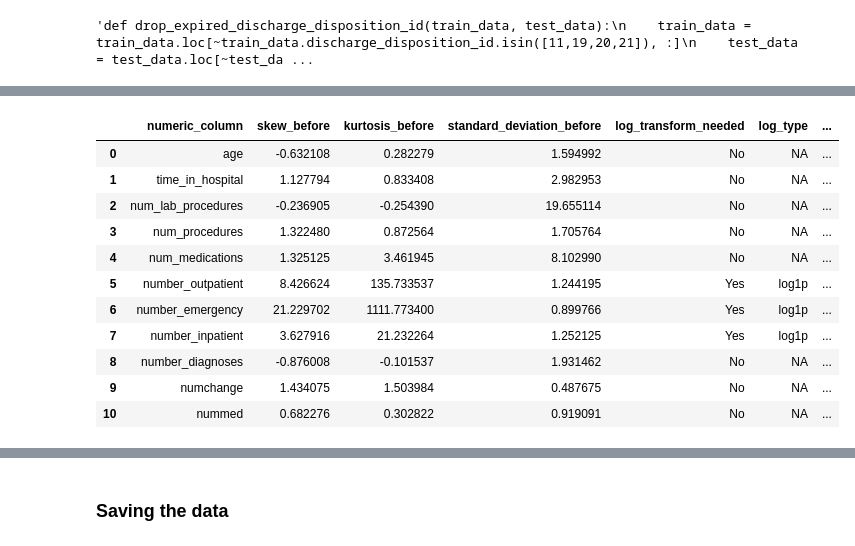
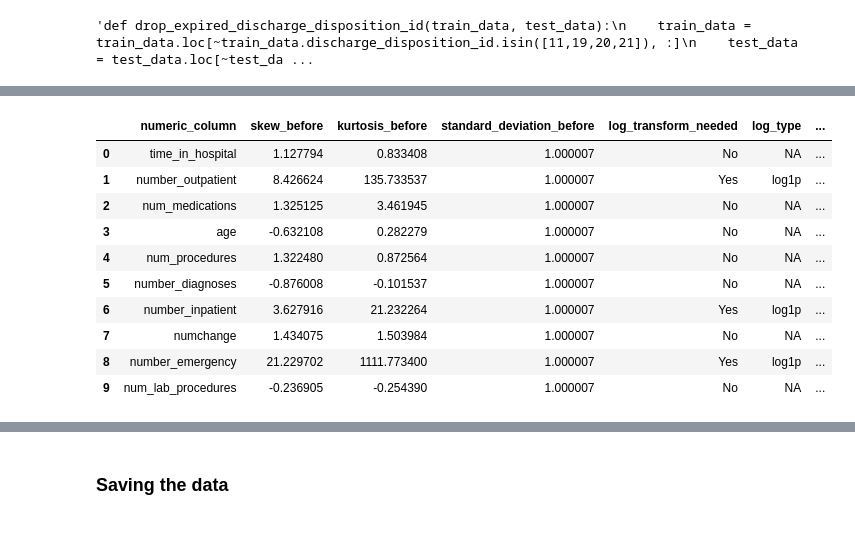
Before and after one commit to BasselAli1/Kaggle_Competition, a Jupyter notebook: Data_processing.ipynb, the cells around one changed output, grey strips where cells are left out. Drawn from its saved outputs; the diff is of its cells as text; code cells hidden in the pictures.

Commit message:
best model

```diff
--- a/Data_processing.ipynb
+++ b/Data_processing.ipynb
@@ -142,7 +213,7 @@ def fill_missing_race_with_UNK(train_data, test_data):
     test_data['race'] = test_data['race'].fillna('UNK')
     return train_data, test_data
 # %%
-def replace_admission_type_id(train_data, test_data):
+def encode_admission_type_id(train_data, test_data):
     train_data['admission_type_id'] = train_data['admission_type_id'].replace(2,1)
     train_data['admission_type_id'] = train_data['admission_type_id'].replace(7,1)
     train_data['admission_type_id'] = train_data['admission_type_id'].replace(6,5)
@@ -501,8 +589,6 @@ def choose_best_categorical_features(train_data, test_data, output, k):
     train_data = train_data.drop(columns = low_score_features)
     test_data = test_data.drop(columns = low_score_features)
     return train_data, test_data
-# %%
-train_data = pd.read_csv("train.csv")
 # %%
 def label_encode_age(train_data, test_data):
     le = LabelEncoder()
@@ -525,3 +617,19 @@ def rfe(all_columns_train, all_columns_test, output, k):
+# %%
+def choose_best_numeric_features(numeric_columns_train, numeric_columns_test, output, k):
+
+    anova_filter = SelectKBest(f_classif, k=k)
+    anova_filter.fit(numeric_columns_train, output)
+
+    best_numeric_columns_train = numeric_columns_train[anova_filter.get_feature_names_out()]
+    best_numeric_columns_test = numeric_columns_test[anova_filter.get_feature_names_out()]
+    return best_numeric_columns_train, best_numeric_columns_test
+# %%
+def manual_categorical_feature_selection(train_data, test_data):
+    selected_features = ['discharge_disposition_id', 'admission_source_id', 'diag_1', 'metformin', 'insulin', 'diag_2', 'change']
+    cat_data = list(set(train_data.select_dtypes(include=['object']).columns)-set(selected_features))
+    train_data = train_data.drop(columns = cat_data)
+    test_data = test_data.drop(columns = cat_data)
+    return train_data, test_data
 # %%
 train_data = pd.read_csv("train.csv")
 test_data = pd.read_csv("test.csv")
@@ -531,32 +639,49 @@ train_data, test_data = drop_no_variance_features(train_data, test_data)
 train_data, test_data = remove_missing_gender_values(train_data, test_data)
 #train_data = drop_duplicated_patients_in_training(train_data)
 train_data, test_data = drop_columns_with_lots_of_missing_data(train_data, test_data)
-train_data, test_data = fill_missing_diag_values(train_data, test_data)
+train_data, test_data = fill_missing_diag_values(train_data, test_data, mode = 8)
 train_data, test_data = fill_missing_race_with_UNK(train_data, test_data)
 #train_data, test_data = construct_service_utilization_feature(train_data, test_data)
 #train_data, test_data = drop_expired_discharge_disposition_id(train_data, test_data)
 train_data, test_data = encode_A1Cresult_and_max_glu_serum(train_data, test_data)
 train_data, test_data = encode_admission_source_id(train_data, test_data)#
 train_data, test_data = encode_discharge_disposition_id(train_data, test_data)#
-#train_data, test_data = convert_age_to_numerical(train_data, test_data)
-train_data, test_data = label_encode_age(train_data, test_data)
+train_data, test_data = convert_age_to_numerical(train_data, test_data)
+#train_data, test_data = label_encode_age(train_data, test_data)
 train_data, test_data = count_the_change_in_medications(train_data, test_data)
-train_data, test_data = count_whether_he_takes_medications_and_convert_medications_to_0_1(train_data, test_data)
-train_data, test_data = drop_encounter_id_and_patient_id(train_data, test_data)
-train_data, test_data = make_columns_string(train_data, test_data)
+#train_data, test_data = count_whether_he_takes_medications_and_convert_medications_to_0_1(train_data, test_data)
+train_data, test_data = drop_encounter_id(train_data, test_data)
+train_data, test_data, patient_nbr_train, patient_nbr_test  = drop_patient_id(train_data, test_data)
+
 #train_data, test_data = adding_interaction_variables(train_data, test_data)
-train_data , test_data = check_skewness_and_take_log_of_skeweed_features(train_data, test_data)
+
 #train_data = remove_outliers(train_data)
 #train_data, test_data = remove_low_variance_columns(train_data, test_data)
 output, train_data = encode_output(train_data)
-train_data, test_data = replace_admission_type_id(train_data, test_data)
-train_data, test_data = drop_diag_2_and_3(train_data, test_data)
+
+train_data, test_data = encode_admission_type_id(train_data, test_data)
+train_data, test_data = make_columns_string(train_data, test_data)
+#train_data, test_data = drop_diag_2_and_3(train_data, test_data)
 train_data, test_data = drop_categorical_features_with_one_value(train_data, test_data)
-print('number of categorical features: ', len(train_data.select_dtypes(include=['object']).columns))
-#train_data, test_data = choose_best_categorical_features(train_data, test_data, output, k=15)
-print('number of categorical features: ', len(train_data.select_dtypes(include=['object']).columns))
+
+print('number of categorical features before: ', len(train_data.select_dtypes(include=['object']).columns),' ', train_data.select_dtypes(include=['object']).columns)
+#train_data, test_data = choose_best_categorical_features(train_data, test_data, output, k=0)
+train_data, test_data = manual_categorical_feature_selection(train_data, test_data)
+print('number of categorical features after feature selection: ', len(train_data.select_dtypes(include=['object']).columns),' ', train_data.select_dtypes(include=['object']).columns)
+
+
 non_numeric_columns_train, non_numeric_columns_test = one_hot_encode_object_columns(train_data, test_data)
+
 numeric_columns_train_standrized, numeric_columns_test_standrized = standarize_numeric_features(train_data, test_data)
-all_columns_train, all_columns_test = combine(numeric_columns_train_standrized, numeric_columns_test_standrized, non_numeric_columns_train, non_numeric_columns_test)
-all_columns_train, all_columns_test = rfe(all_columns_train, all_columns_test, output, k=60)
+numeric_columns_train_standrized_log, numeric_columns_test_standrized_log = check_skewness_and_take_log_of_skeweed_features(numeric_columns_train_standrized, numeric_columns_test_standrized)
+
+print(len(numeric_columns_train_standrized_log.columns),' numeric features before: ', numeric_columns_train_standrized_log.columns)
+numeric_columns_train_standrized_log, numeric_columns_test_standrized_log = choose_best_numeric_features(numeric_columns_train_standrized_log, numeric_columns_test_standrized_log, output, k=5)
+print(len(numeric_columns_train_standrized_log.columns),' numeric features after: ', numeric_columns_train_standrized_log.columns)
+
+
+all_columns_train, all_columns_test = combine(numeric_columns_train_standrized_log, numeric_columns_test_standrized_log, non_numeric_columns_train, non_numeric_columns_test)
+all_columns_train, all_columns_test = add_patient_nbr(all_columns_train, all_columns_test, patient_nbr_train, patient_nbr_test)
+
+#all_columns_train, all_columns_test = rfe(all_columns_train, all_columns_test, output, k=20)
 # %% [output]
@@ -563,12 +705,11 @@ all_columns_train, all_columns_test = rfe(all_columns_train, all_columns_test, o
 |  | numeric_column | skew_before | kurtosis_before | standard_deviation_before | log_transform_needed | log_type | ... |
-| 0 | age | -0.632108 | 0.282279 | 1.594992 | No | NA | ... |
-| 1 | time_in_hospital | 1.127794 | 0.833408 | 2.982953 | No | NA | ... |
-| 2 | num_lab_procedures | -0.236905 | -0.254390 | 19.655114 | No | NA | ... |
-| 3 | num_procedures | 1.322480 | 0.872564 | 1.705764 | No | NA | ... |
-| 4 | num_medications | 1.325125 | 3.461945 | 8.102990 | No | NA | ... |
-| 5 | number_outpatient | 8.426624 | 135.733537 | 1.244195 | Yes | log1p | ... |
-| 6 | number_emergency | 21.229702 | 1111.773400 | 0.899766 | Yes | log1p | ... |
-| 7 | number_inpatient | 3.627916 | 21.232264 | 1.252125 | Yes | log1p | ... |
-| 8 | number_diagnoses | -0.876008 | -0.101537 | 1.931462 | No | NA | ... |
-| 9 | numchange | 1.434075 | 1.503984 | 0.487675 | No | NA | ... |
-| 10 | nummed | 0.682276 | 0.302822 | 0.919091 | No | NA | ... |
+| 0 | time_in_hospital | 1.127794 | 0.833408 | 1.000007 | No | NA | ... |
+| 1 | number_outpatient | 8.426624 | 135.733537 | 1.000007 | Yes | log1p | ... |
+| 2 | num_medications | 1.325125 | 3.461945 | 1.000007 | No | NA | ... |
+| 3 | age | -0.632108 | 0.282279 | 1.000007 | No | NA | ... |
+| 4 | num_procedures | 1.322480 | 0.872564 | 1.000007 | No | NA | ... |
+| 5 | number_diagnoses | -0.876008 | -0.101537 | 1.000007 | No | NA | ... |
+| 6 | number_inpatient | 3.627916 | 21.232264 | 1.000007 | Yes | log1p | ... |
+| 7 | numchange | 1.434075 | 1.503984 | 1.000007 | No | NA | ... |
+| 8 | number_emergency | 21.229702 | 1111.773400 | 1.000007 | Yes | log1p | ... |
+| 9 | num_lab_procedures | -0.236905 | -0.254390 | 1.000007 | No | NA | ... |
```
Also changed, not shown: parts of 17 cells of this notebook, 1 other file.
